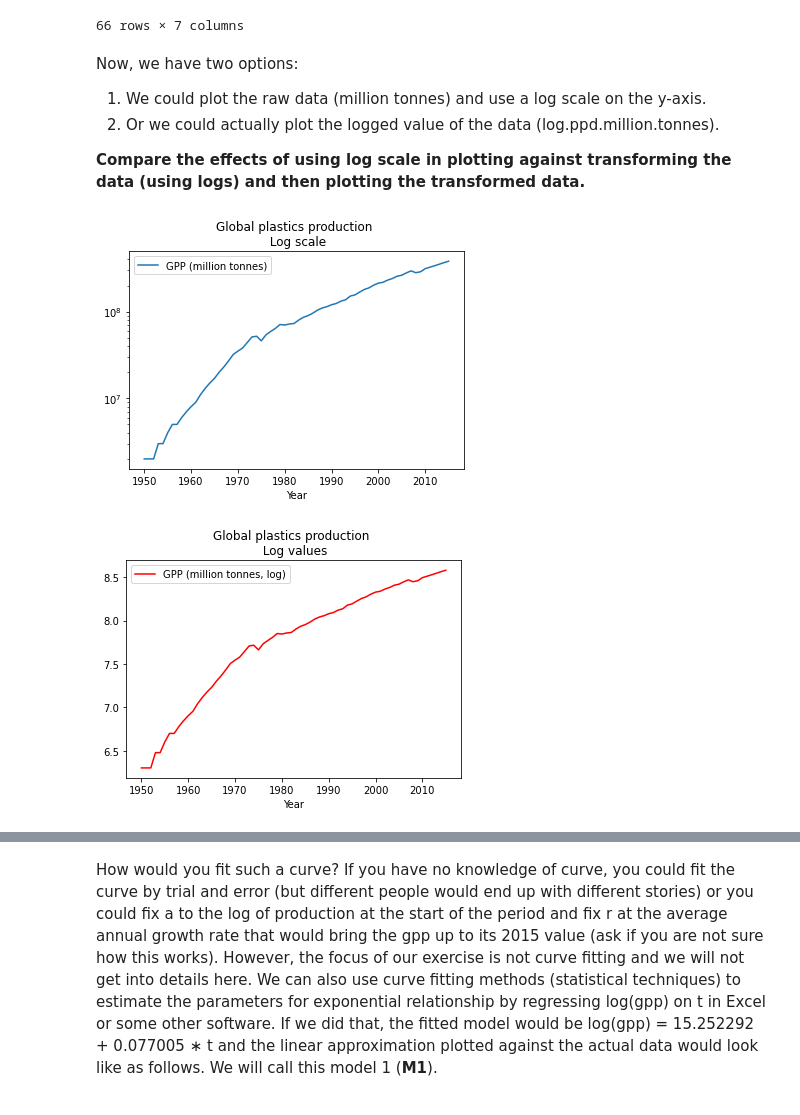
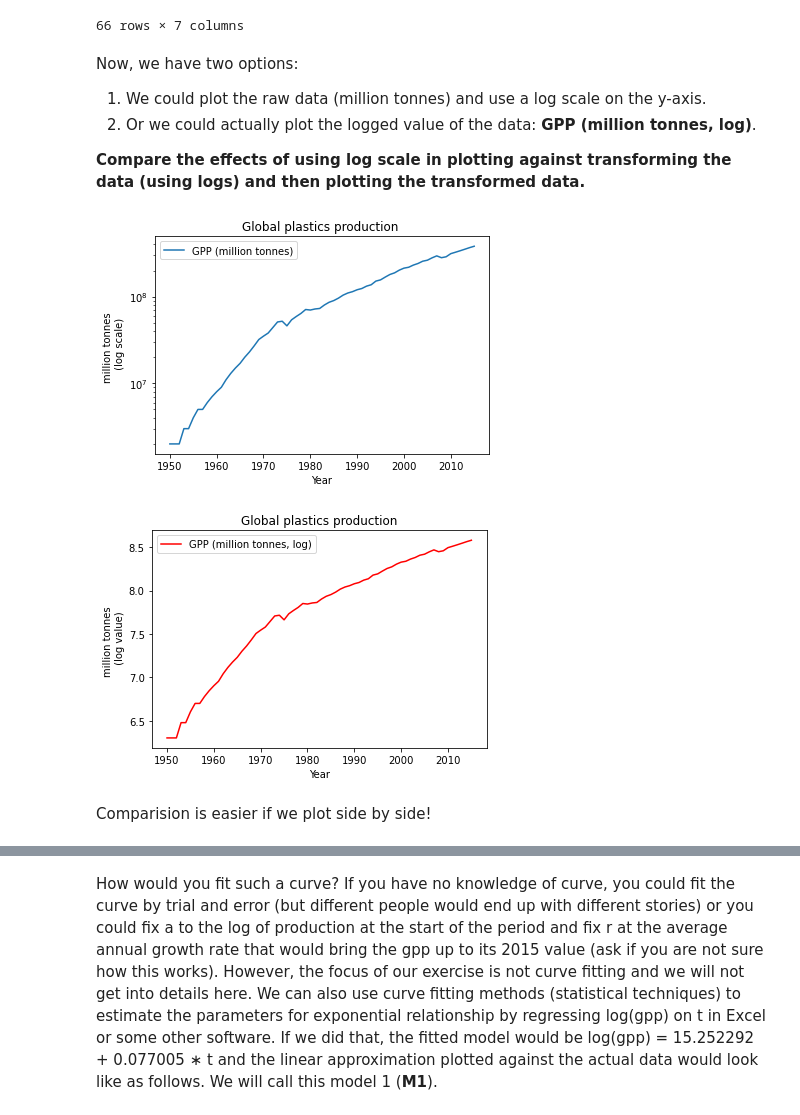
Before and after one commit to ll-portes/SCIE1500, a Jupyter notebook: notebooks/Week_01/Global_plastics_production.ipynb, the cells around one changed output, grey strips where cells are left out. Drawn from its saved outputs; the diff is of its cells as text; code cells hidden in the pictures.

```diff
--- a/notebooks/Week_01/Global_plastics_production.ipynb
+++ b/notebooks/Week_01/Global_plastics_production.ipynb
@@ -202,15 +266,22 @@ gpp
 Now, we have two options:
 
 1. We could plot the raw data (million tonnes) and use a log scale on the y-axis.
-2. Or we could actually plot the logged value of the data (log.ppd.million.tonnes).
+2. Or we could actually plot the logged value of the data: **GPP (million tonnes, log)**.
 
 **Compare the effects of using log scale in plotting against transforming the data (using logs) and then plotting the transformed data.**
 # %%
-gpp.plot(x="Year", y="GPP (million tonnes)", title="Global plastics production \n Log scale",
-        logy=True);
+# plot the raw data (million tonnes) and use a log scale on the y-axis
+
+gpp.plot(x="Year", y="GPP (million tonnes)", title="Global plastics production ",
+        logy=True, ylabel="million tonnes \n (log scale)");
 # %% [output]
-[figure, old version]
+[figure, new version]
 # %%
-gpp.plot(x="Year", y="GPP (million tonnes, log)", title="Global plastics production \n Log values", color="red");
+# plot the logged value of the data: GPP (million tonnes, log)
+
+gpp.plot(x="Year", y="GPP (million tonnes, log)", title="Global plastics production",
+         color="red", ylabel="million tonnes \n (log value)");
 # %% [output]
-[figure, old version]
+[figure, new version]
+# %% [markdown]
+Comparision is easier if we plot side by side!
```
Also changed, not shown: parts of 38 cells of this notebook, 1 other file.
